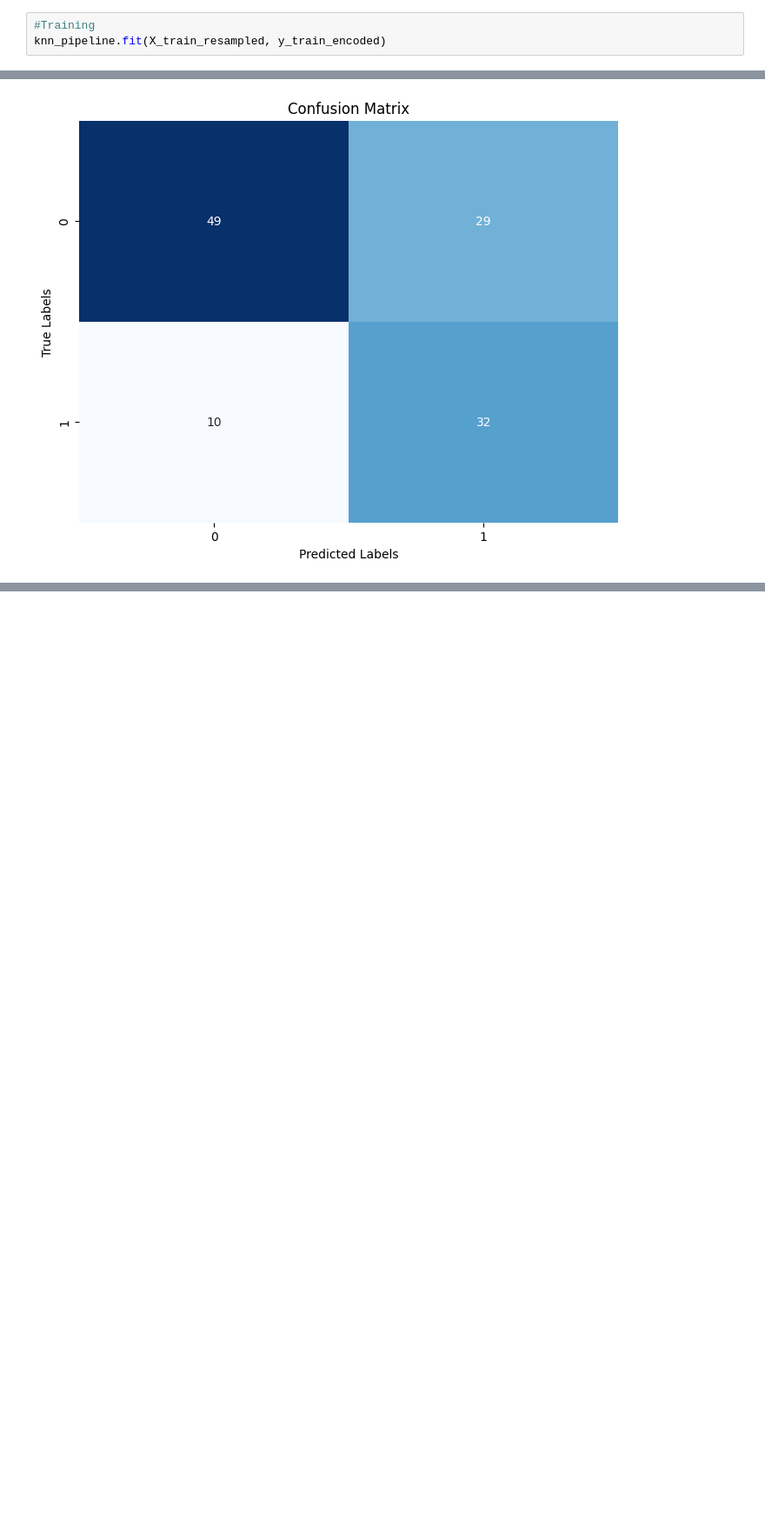
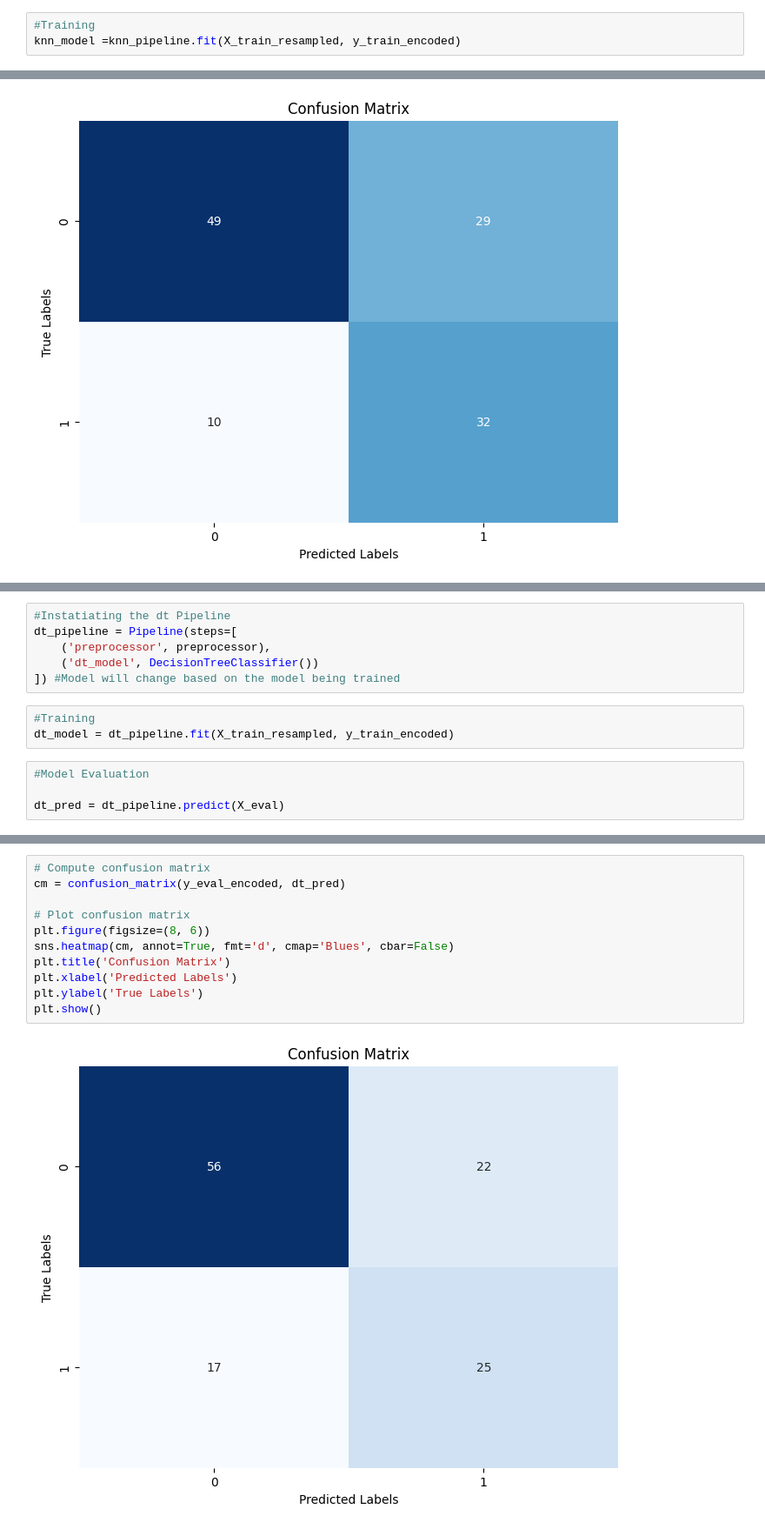
Before and after one commit to MarthaK-Coder/Azubi-Africa-P6-Machine-Learning-API-using-FastAPI, a Jupyter notebook: ML-API notebook.ipynb, the cells around one changed output, grey strips where cells are left out. Shown at 87% size. Cells and saved outputs as stored; diff of their text form; blank space fills up the shorter version.

```diff
--- a/ML-API notebook.ipynb
+++ b/ML-API notebook.ipynb
@@ -468,4 +494,4 @@ knn_pipeline = Pipeline(steps=[
 ]) #Model will change based on the model being trained
 # %%
 #Training
-knn_pipeline.fit(X_train_resampled, y_train_encoded)
+knn_model =knn_pipeline.fit(X_train_resampled, y_train_encoded)
@@ -510,0 +541,13 @@ plt.show()
+# %%
+#Instatiating the dt Pipeline
+dt_pipeline = Pipeline(steps=[
+    ('preprocessor', preprocessor),
+    ('dt_model', DecisionTreeClassifier())
+]) #Model will change based on the model being trained
+# %%
+#Training
+dt_model = dt_pipeline.fit(X_train_resampled, y_train_encoded)
+# %%
+#Model Evaluation
+
+dt_pred = dt_pipeline.predict(X_eval)
@@ -510,0 +568,13 @@ plt.show()
+# %%
+# Compute confusion matrix
+cm = confusion_matrix(y_eval_encoded, dt_pred)
+
+# Plot confusion matrix
+plt.figure(figsize=(8, 6))
+sns.heatmap(cm, annot=True, fmt='d', cmap='Blues', cbar=False)
+plt.title('Confusion Matrix')
+plt.xlabel('Predicted Labels')
+plt.ylabel('True Labels')
+plt.show()
+# %% [output]
+[figure, added]
```
Also changed, not shown: parts of 39 cells of this notebook, 6 other files.
